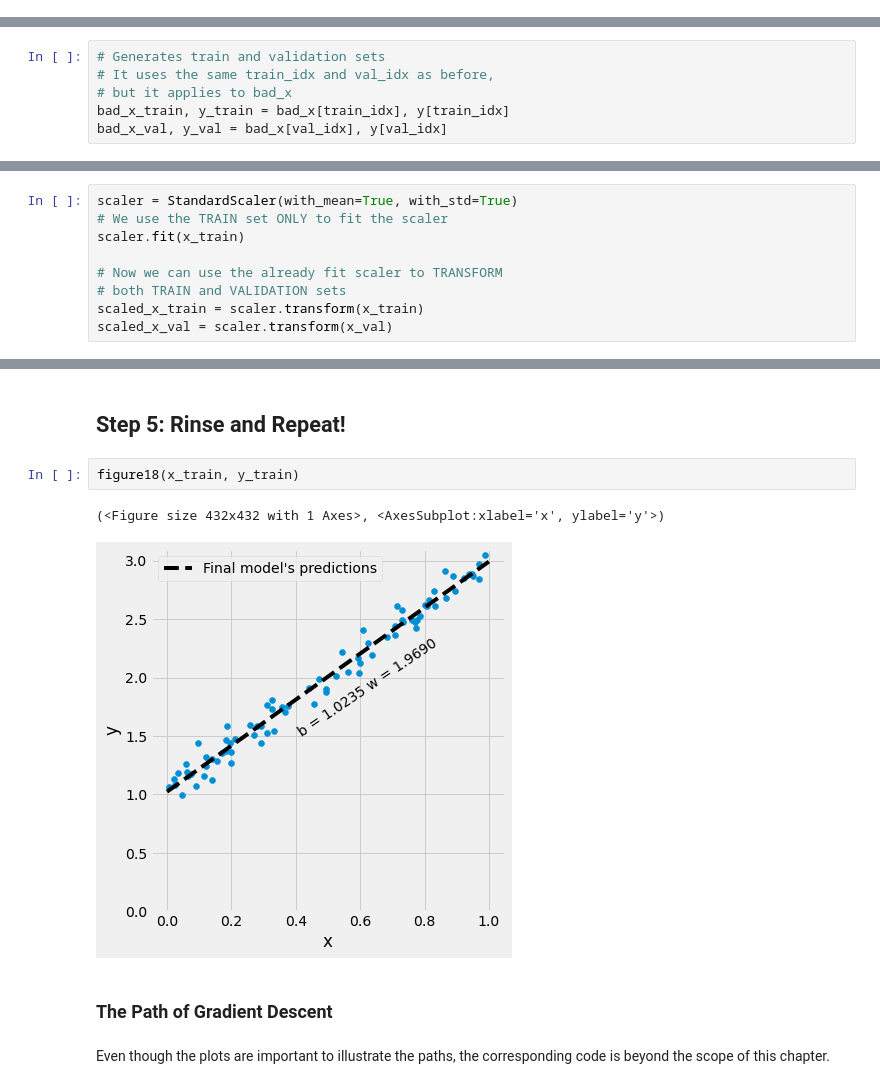
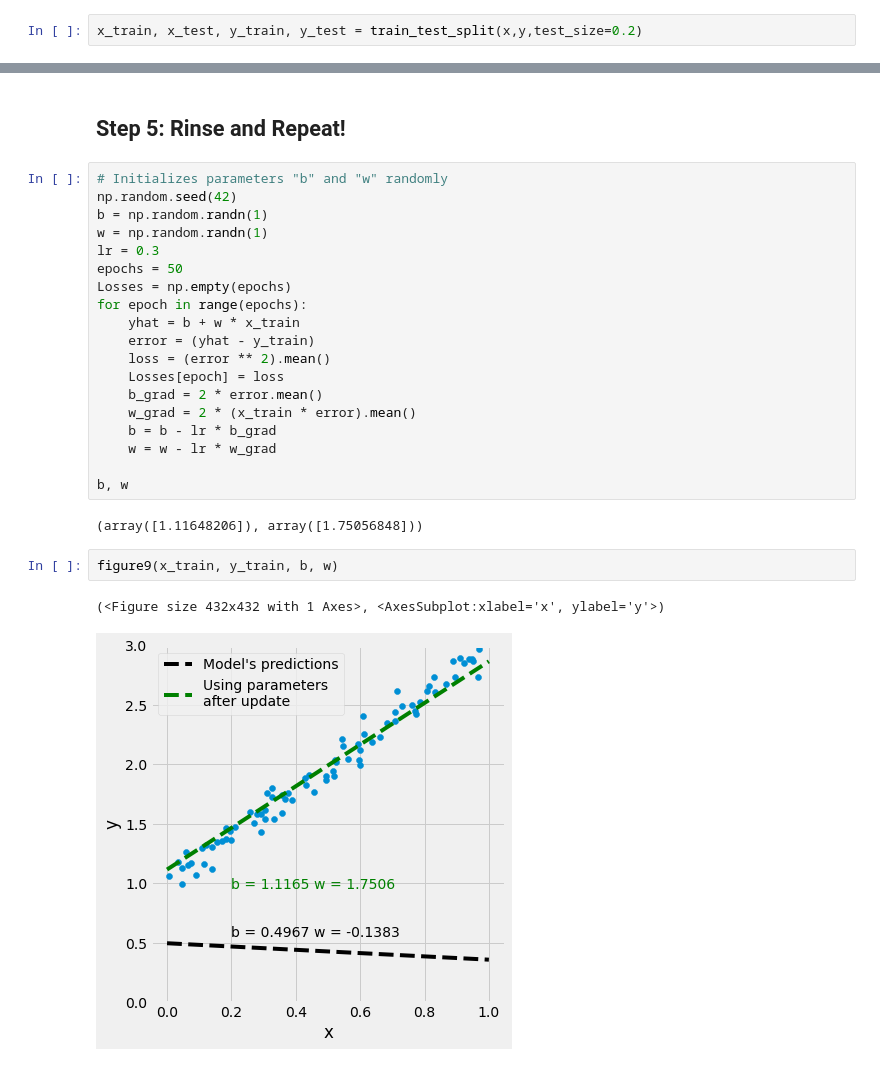
Before and after one commit to mamintoosi-cs/pytorch-workshop, a Jupyter notebook: 3_02-Visualizing_Gradient_Descent.ipynb, the cells around one changed output, grey strips where cells are left out. Drawn from its saved outputs; the diff is of its cells as text.

```diff
--- a/3_02-Visualizing_Gradient_Descent.ipynb
+++ b/3_02-Visualizing_Gradient_Descent.ipynb
@@ -32,4 +53,6 @@ epsilon = (.1 * np.random.randn(N, 1))
 y = true_b + true_w * x + epsilon
 # %% [markdown]
 ### Train-Validation-Test Split
+# %%
+x_train, x_test, y_train, y_test = train_test_split(x,y,test_size=0.2)
 # %%
@@ -329,6 +203,0 @@ y = true_b + bad_w * bad_x + (.1 * np.random.randn(N, 1))
-# %%
-# Generates train and validation sets
-# It uses the same train_idx and val_idx as before,
-# but it applies to bad_x
-bad_x_train, y_train = bad_x[train_idx], y[train_idx]
-bad_x_val, y_val = bad_x[val_idx], y[val_idx]
@@ -384,9 +203,0 @@ $$
-# %%
-scaler = StandardScaler(with_mean=True, with_std=True)
-# We use the TRAIN set ONLY to fit the scaler
-scaler.fit(x_train)
-
-# Now we can use the already fit scaler to TRANSFORM
-# both TRAIN and VALIDATION sets
-scaled_x_train = scaler.transform(x_train)
-scaled_x_val = scaler.transform(x_val)
@@ -430,11 +204,28 @@ figure17(x_train, y_train, scaled_bs, scaled_ws, bad_x_train, scaled_x_train)
 # %% [markdown]
 ## Step 5: Rinse and Repeat!
+# %%
+# Initializes parameters "b" and "w" randomly
+np.random.seed(42)
+b = np.random.randn(1)
+w = np.random.randn(1)
+lr = 0.3
+epochs = 50
+Losses = np.empty(epochs)
+for epoch in range(epochs):
+    yhat = b + w * x_train
+    error = (yhat - y_train)
+    loss = (error ** 2).mean()
+    Losses[epoch] = loss
+    b_grad = 2 * error.mean()
+    w_grad = 2 * (x_train * error).mean()
+    b = b - lr * b_grad
+    w = w - lr * w_grad
+
+b, w
+# %% [output]
+(array([1.11648206]), array([1.75056848]))
 # %%
-figure18(x_train, y_train)
+figure9(x_train, y_train, b, w)
 # %% [output]
 (<Figure size 432x432 with 1 Axes>, <AxesSubplot:xlabel='x', ylabel='y'>)
-[figure, old version]
+[figure, new version]
-# %% [markdown]
-### The Path of Gradient Descent
-# %% [markdown]
-Even though the plots are important to illustrate the paths, the corresponding code is beyond the scope of this chapter.
```
Also changed, not shown: parts of 63 cells of this notebook, 2 other files.
